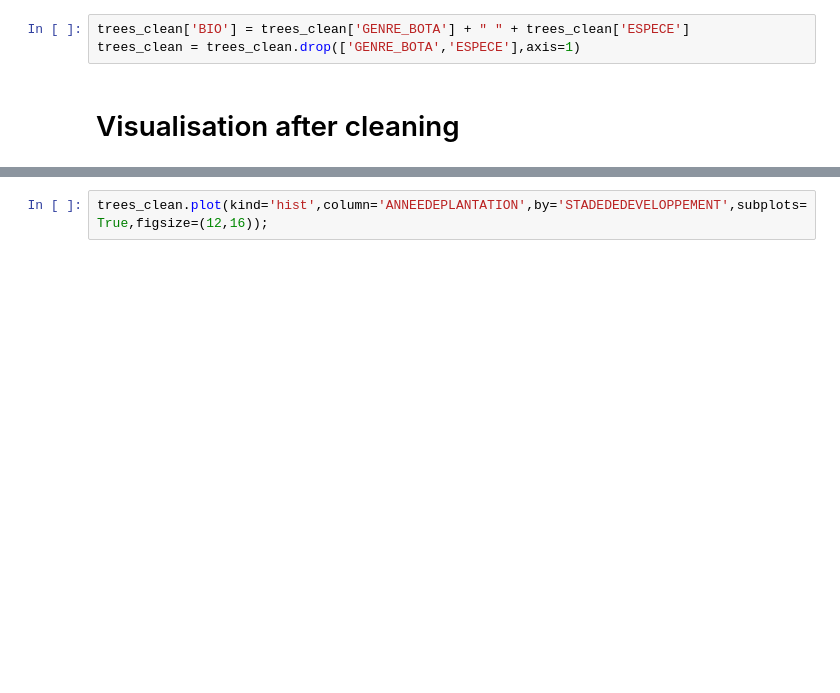
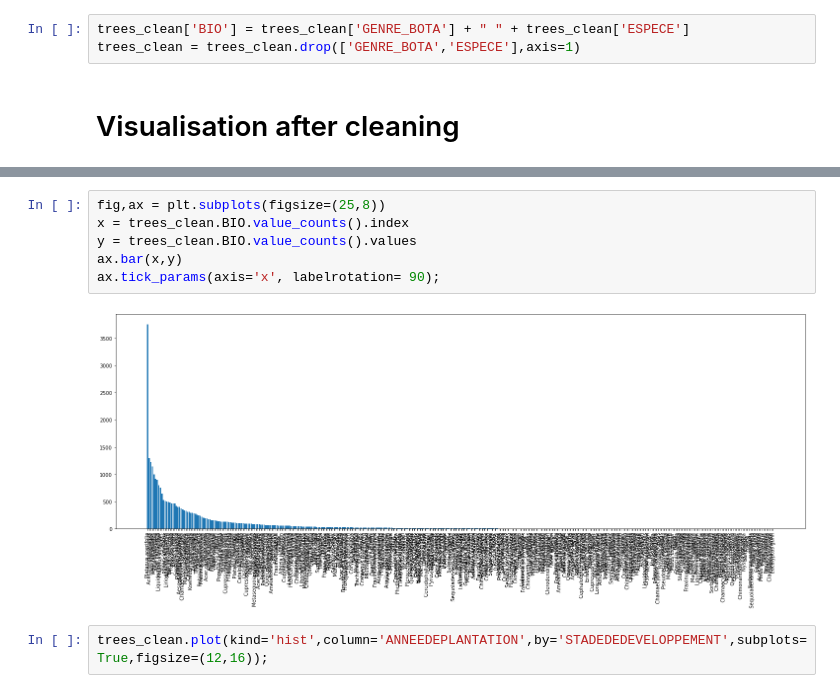
Before and after one commit to RaphaelBouvet/ML_1, a Jupyter notebook: notebooks/ML_pipeline.ipynb, the cells around one changed output, grey strips where cells are left out. Saved outputs shown, nothing was run; the diff lists cells and outputs as text; blank space fills up the shorter version.

```diff
--- a/notebooks/ML_pipeline.ipynb
+++ b/notebooks/ML_pipeline.ipynb
@@ -55,3 +70,11 @@ trees_clean = trees_clean.drop(['GENRE_BOTA','ESPECE'],axis=1)
+# %%
+fig,ax = plt.subplots(figsize=(25,8))
+x = trees_clean.BIO.value_counts().index
+y = trees_clean.BIO.value_counts().values
+ax.bar(x,y)
+ax.tick_params(axis='x', labelrotation= 90);
+# %% [output]
+[figure, added]
 # %%
 trees_clean.plot(kind='hist',column='ANNEEDEPLANTATION',by='STADEDEDEVELOPPEMENT',subplots=True,figsize=(12,16));
 # %% [output]
```
Also changed, not shown: parts of 10 cells of this notebook, 6 other files.
